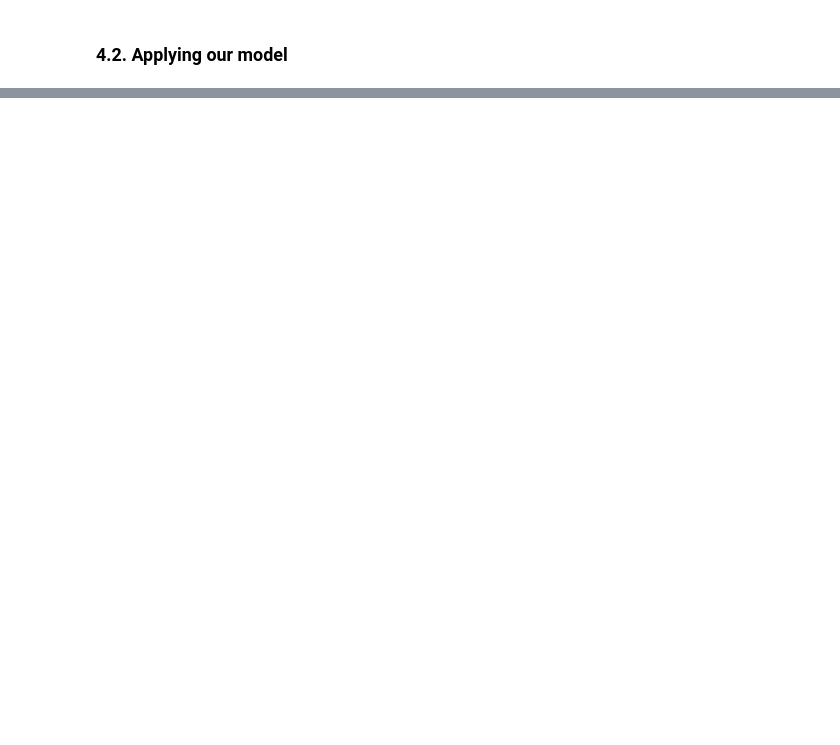
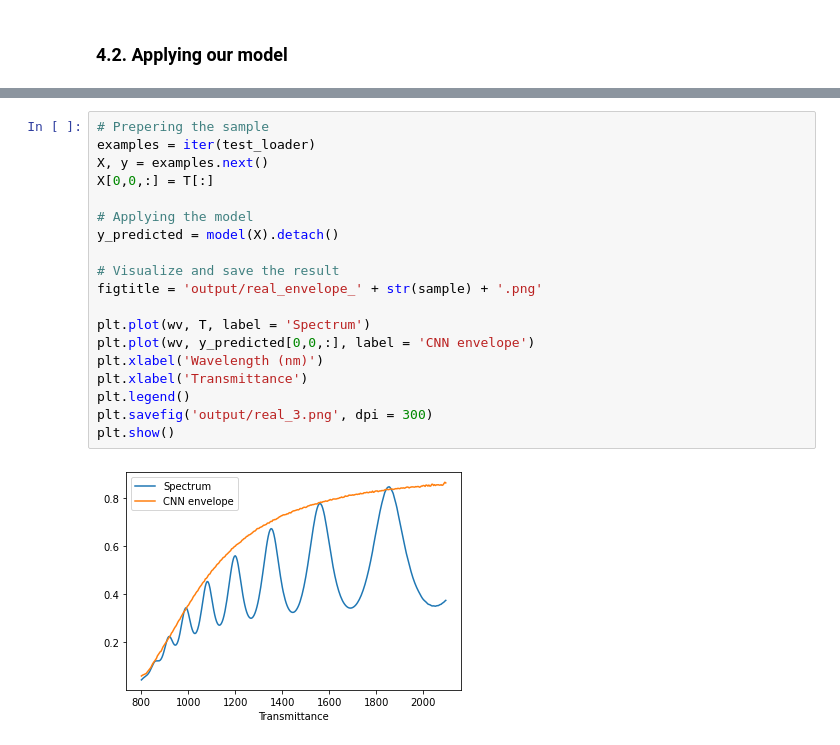
Before and after one commit to manuelballester/ML_spectroscopy, a Jupyter notebook: ML_spectroscopy.ipynb, the cells around one changed output, grey strips where cells are left out. Saved outputs shown, nothing was run; the diff lists cells and outputs as text; blank space fills up the shorter version.

```diff
--- a/ML_spectroscopy.ipynb
+++ b/ML_spectroscopy.ipynb
@@ -348,0 +132,21 @@ predicted_output.shape
+# %%
+# Prepering the sample
+examples = iter(test_loader)
+X, y = examples.next()
+X[0,0,:] = T[:]
+
+# Applying the model
+y_predicted = model(X).detach()
+
+# Visualize and save the result
+figtitle = 'output/real_envelope_' + str(sample) + '.png'
+
+plt.plot(wv, T, label = 'Spectrum')
+plt.plot(wv, y_predicted[0,0,:], label = 'CNN envelope')
+plt.xlabel('Wavelength (nm)')
+plt.xlabel('Transmittance')
+plt.legend()
+plt.savefig('output/real_3.png', dpi = 300)
+plt.show()
+# %% [output]
+[figure, added]
```
Also changed, not shown: parts of 35 cells of this notebook, 30 other files.
